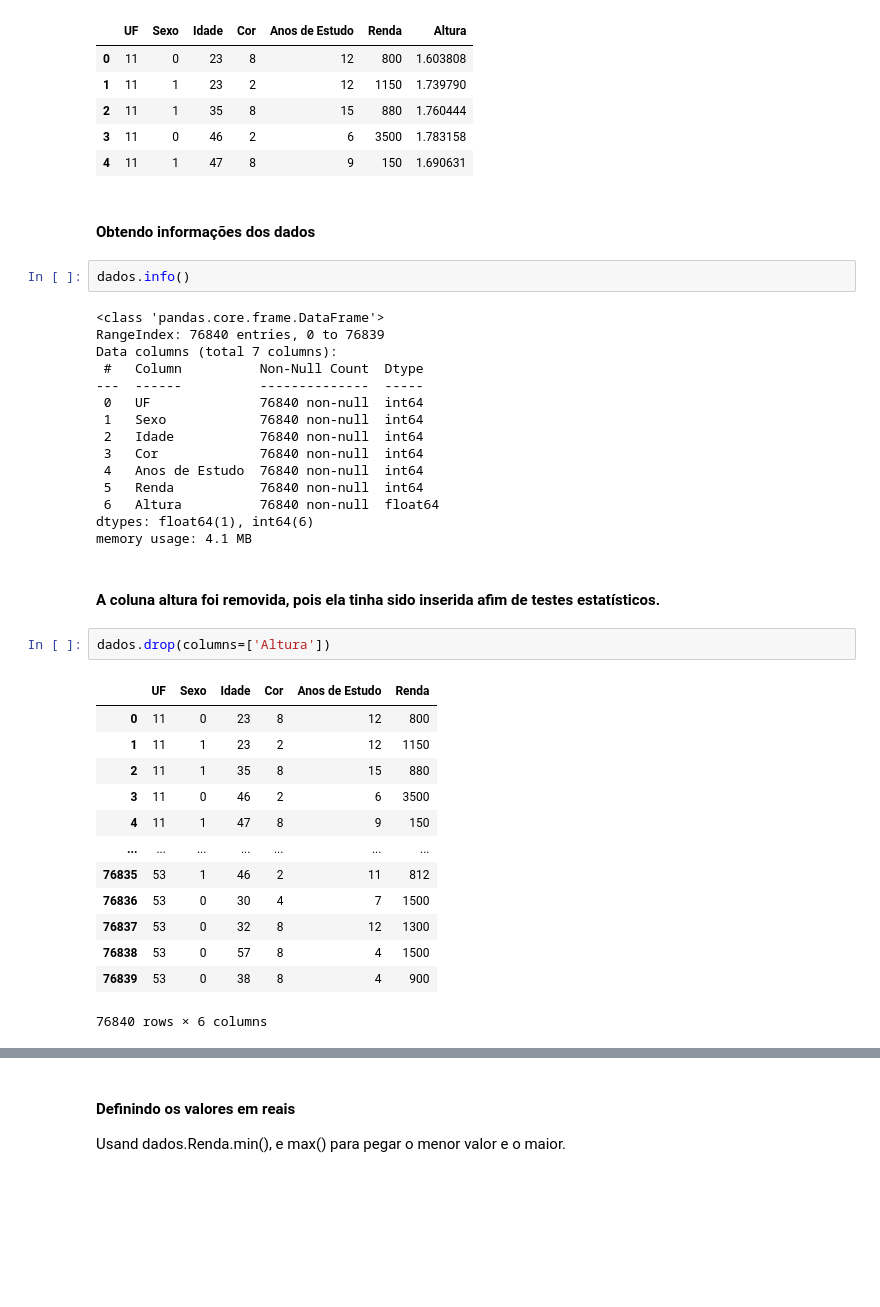
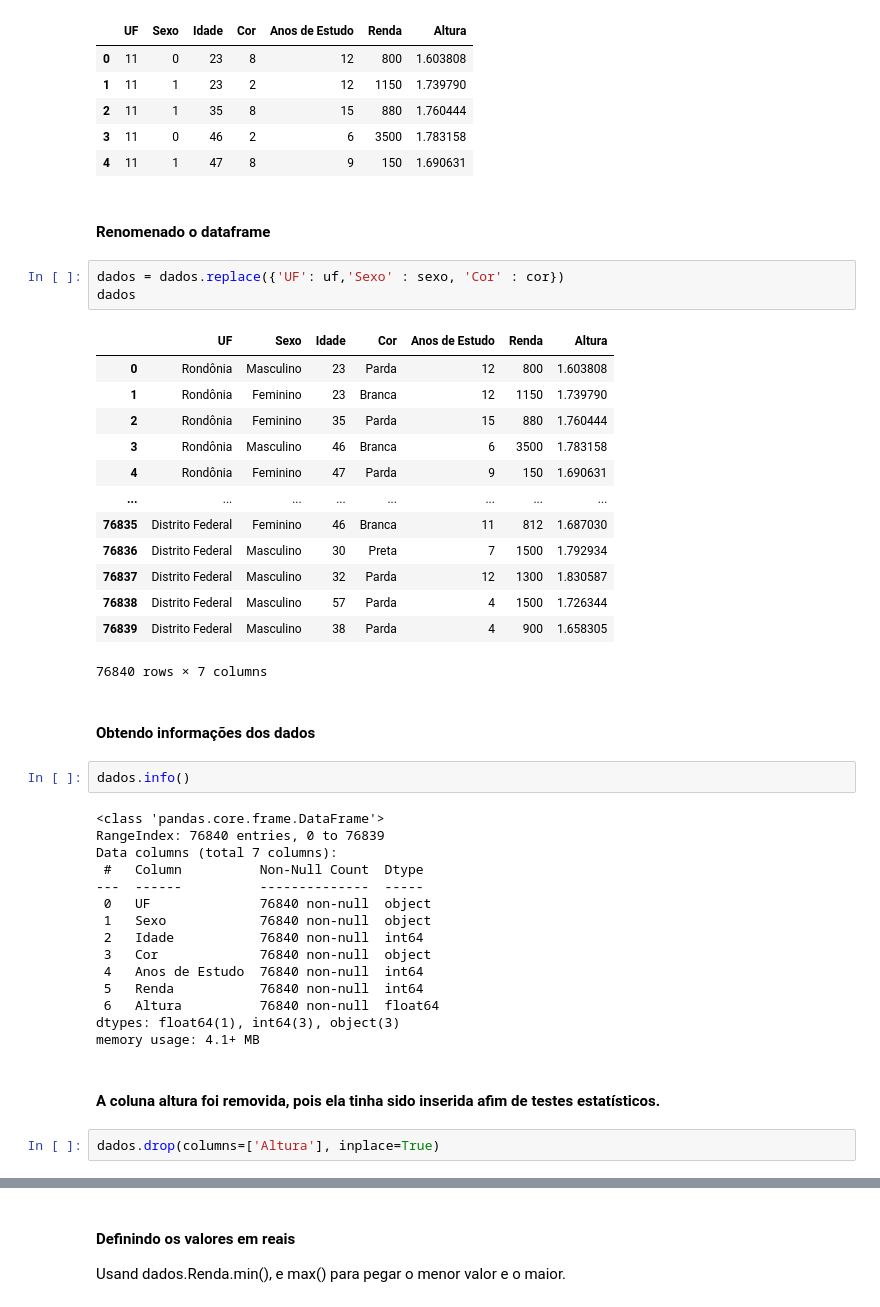
Before and after one commit to Marcus-Bernard0/Data-Science-projects, a Jupyter notebook: 1 - Projeto PNAD/Projeto.ipynb, the cells around one changed output, grey strips where cells are left out. Cells and saved outputs as stored; diff of their text form; blank space fills up the shorter version.

```diff
--- a/1 - Projeto PNAD/Projeto.ipynb
+++ b/1 - Projeto PNAD/Projeto.ipynb
@@ -189,6 +190,25 @@ dados.head()
 | 2 | 11 | 1 | 35 | 8 | 15 | 880 | 1.760444 |
 | 3 | 11 | 0 | 46 | 2 | 6 | 3500 | 1.783158 |
 | 4 | 11 | 1 | 47 | 8 | 9 | 150 | 1.690631 |
+# %% [markdown]
+#### Renomenado o dataframe
+# %%
+dados = dados.replace({'UF': uf,'Sexo' : sexo, 'Cor' : cor})
+dados
+# %% [output]
+|  | UF | Sexo | Idade | Cor | Anos de Estudo | Renda | Altura |
+| 0 | Rondônia | Masculino | 23 | Parda | 12 | 800 | 1.603808 |
+| 1 | Rondônia | Feminino | 23 | Branca | 12 | 1150 | 1.739790 |
+| 2 | Rondônia | Feminino | 35 | Parda | 15 | 880 | 1.760444 |
+| 3 | Rondônia | Masculino | 46 | Branca | 6 | 3500 | 1.783158 |
+| 4 | Rondônia | Feminino | 47 | Parda | 9 | 150 | 1.690631 |
+| ... | ... | ... | ... | ... | ... | ... | ... |
+| 76835 | Distrito Federal | Feminino | 46 | Branca | 11 | 812 | 1.687030 |
+| 76836 | Distrito Federal | Masculino | 30 | Preta | 7 | 1500 | 1.792934 |
+| 76837 | Distrito Federal | Masculino | 32 | Parda | 12 | 1300 | 1.830587 |
+| 76838 | Distrito Federal | Masculino | 57 | Parda | 4 | 1500 | 1.726344 |
+| 76839 | Distrito Federal | Masculino | 38 | Parda | 4 | 900 | 1.658305 |
+76840 rows × 7 columns
 # %% [markdown]
 #### Obtendo informações dos dados
 # %%
@@ -199,30 +219,16 @@ RangeIndex: 76840 entries, 0 to 76839
 Data columns (total 7 columns):
  #   Column          Non-Null Count  Dtype
 ---  ------          --------------  -----
- 0   UF              76840 non-null  int64
- 1   Sexo            76840 non-null  int64
+ 0   UF              76840 non-null  object
+ 1   Sexo            76840 non-null  object
  2   Idade           76840 non-null  int64
- 3   Cor             76840 non-null  int64
+ 3   Cor             76840 non-null  object
  4   Anos de Estudo  76840 non-null  int64
  5   Renda           76840 non-null  int64
  6   Altura          76840 non-null  float64
-dtypes: float64(1), int64(6)
-memory usage: 4.1 MB
+dtypes: float64(1), int64(3), object(3)
+memory usage: 4.1+ MB
 # %% [markdown]
 #### A coluna altura foi removida, pois ela tinha sido inserida afim de testes estatísticos.
 # %%
-dados.drop(columns=['Altura'])
+dados.drop(columns=['Altura'], inplace=True)
-# %% [output]
-|  | UF | Sexo | Idade | Cor | Anos de Estudo | Renda |
-| 0 | 11 | 0 | 23 | 8 | 12 | 800 |
-| 1 | 11 | 1 | 23 | 2 | 12 | 1150 |
-| 2 | 11 | 1 | 35 | 8 | 15 | 880 |
-| 3 | 11 | 0 | 46 | 2 | 6 | 3500 |
-| 4 | 11 | 1 | 47 | 8 | 9 | 150 |
-| ... | ... | ... | ... | ... | ... | ... |
-| 76835 | 53 | 1 | 46 | 2 | 11 | 812 |
-| 76836 | 53 | 0 | 30 | 4 | 7 | 1500 |
-| 76837 | 53 | 0 | 32 | 8 | 12 | 1300 |
-| 76838 | 53 | 0 | 57 | 8 | 4 | 1500 |
-| 76839 | 53 | 0 | 38 | 8 | 4 | 900 |
-76840 rows × 6 columns
```
Also changed, not shown: parts of 17 cells of this notebook, 1 other file.
